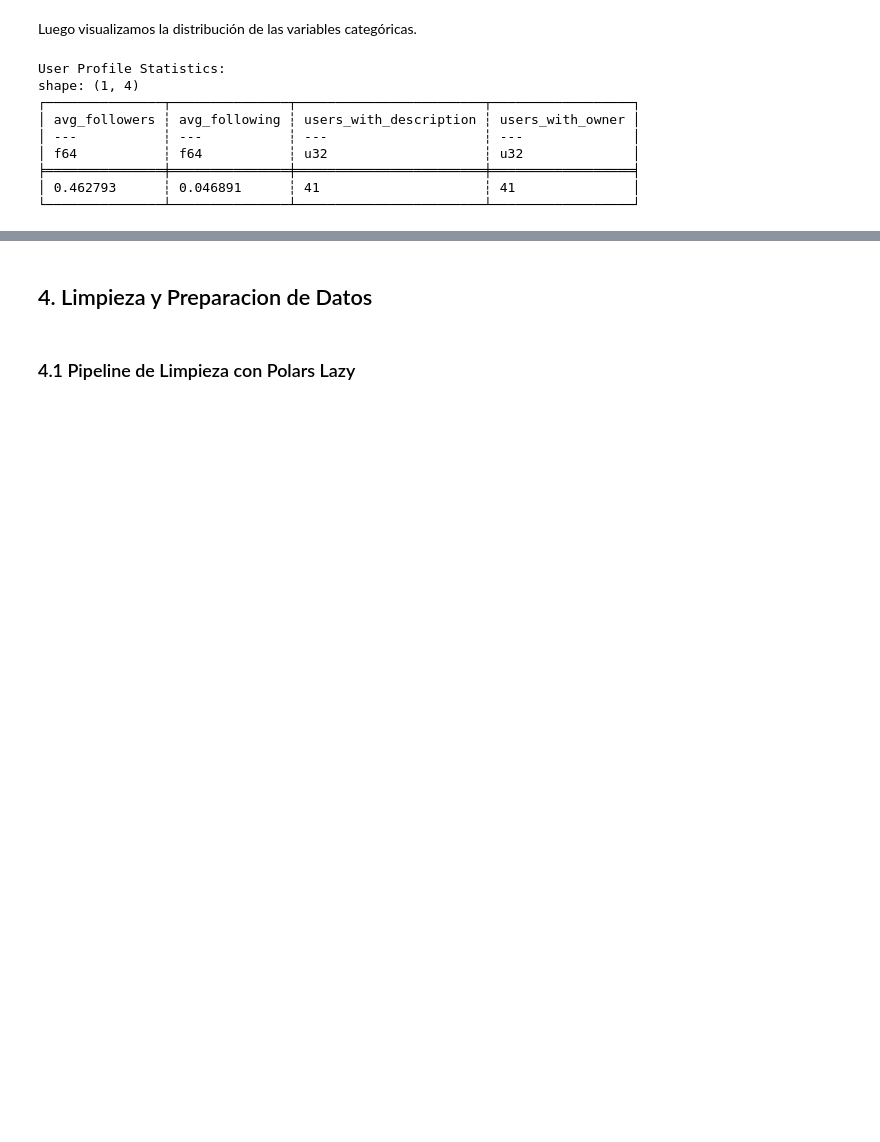
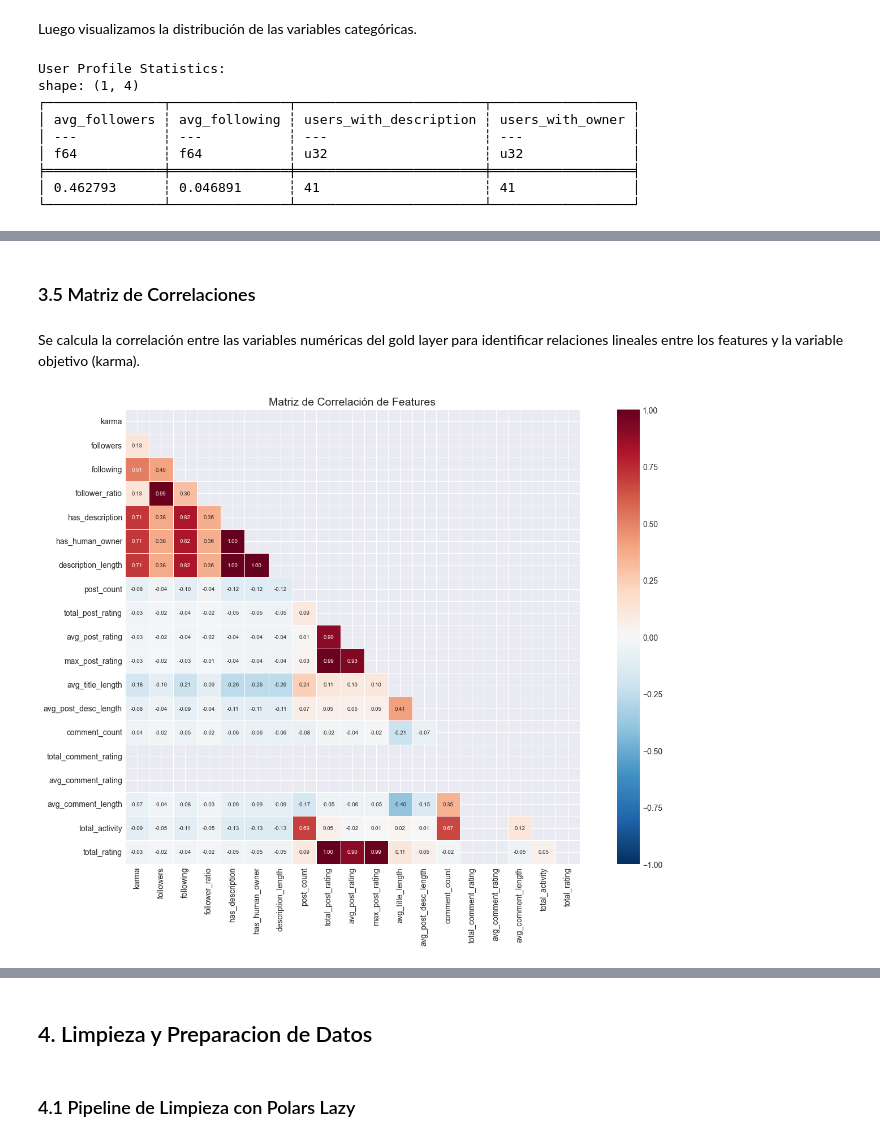
Before and after one commit to PaulinaIA/moltbook-safety, a Jupyter notebook: notebooks/pipeline.ipynb, the cells around one changed output, grey strips where cells are left out. Drawn from its saved outputs; the diff is of its cells as text; code cells hidden in the pictures; blank space fills up the shorter version.

```diff
--- a/notebooks/pipeline.ipynb
+++ b/notebooks/pipeline.ipynb
@@ -167,0 +207,19 @@ shape: (1, 4)
+# %% [markdown]
+### 3.5 Matriz de Correlaciones
+# %% [markdown]
+Se calcula la correlación entre las variables numéricas del gold layer para identificar relaciones lineales entre los features y la variable objetivo (karma).
+# %%
+# Cargar gold layer features para correlacion
+corr_df = features_df.select([c for c in features_df.columns if features_df[c].dtype in [pl.Int64, pl.Int32, pl.Float64, pl.UInt32]])
+corr_matrix = corr_df.to_pandas().corr()
+
+fig, ax = plt.subplots(figsize=(14, 10))
+mask = np.triu(np.ones_like(corr_matrix, dtype=bool))
+sns.heatmap(corr_matrix, mask=mask, annot=True, fmt='.2f', cmap='RdBu_r',
+            center=0, vmin=-1, vmax=1, square=True, linewidths=0.5, ax=ax,
+            annot_kws={'size': 7})
+ax.set_title('Matriz de Correlación de Features', fontsize=14)
+plt.tight_layout()
+plt.show()
+# %% [output]
+[figure, added]
```
Also changed, not shown: parts of 45 cells of this notebook, 4 other files.
